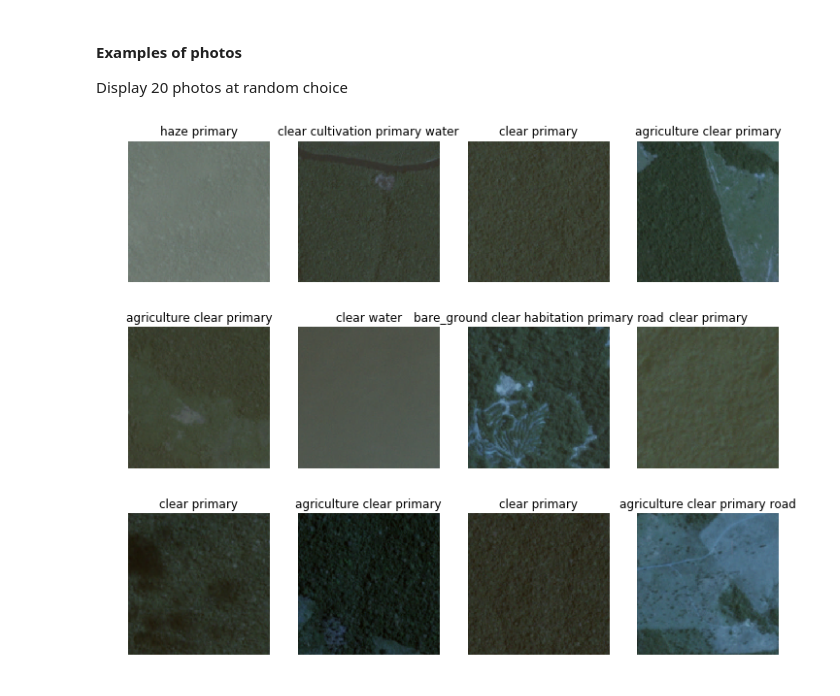
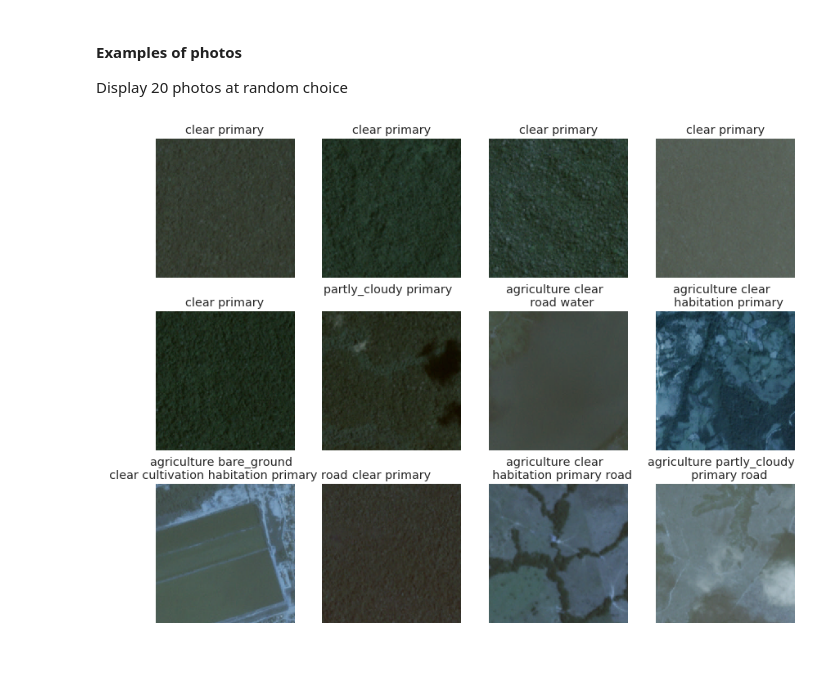
Before and after one commit to mumuxi15/02-Data-Science-Project, a Jupyter notebook: Multilabel image classification/EDA.ipynb, the cells around one changed output. Saved outputs shown, nothing was run; the diff lists cells and outputs as text; code cells hidden in the pictures.

```diff
--- a/Multilabel image classification/EDA.ipynb
+++ b/Multilabel image classification/EDA.ipynb
@@ -68,18 +62,23 @@ odict_keys(['primary', 'agriculture', 'road', 'water', 'cultivation', 'habitatio
 Display 20 photos at random choice
 # %%
 def display_photos(rows,columns):
-    fig = plt.figure(figsize=(12, 10))
+    sns.set(style="whitegrid",font_scale=1.2)
+
+    fig = plt.figure(figsize=(14, 11))
     for i in range(1, columns*rows +1):
-        img_id = np.random.randint(20000)
+        img_id = np.random.randint(40000)
         path = kaggle_path+f'train-jpg/train_{img_id}.jpg'
         img  = cv2.imread(path)
         ax = fig.add_subplot(rows, columns, i)
         ax.set_axis_off()
-        ax.set_title(labels.tags[img_id])
 
+        title = labels.tags[img_id]
+        if len(title) > 20:
+            title = ' '.join(title.split(' ')[0:2] +[' \n ']+ title.split(' ')[2::])
+        ax.set_title(title)
         plt.imshow(img)
     plt.show()
 
 display_photos(rows=3,columns=4)
 # %% [output]
-[figure, old version]
+[figure, new version]
```
Also changed, not shown: parts of 6 cells of this notebook, 2 other files.
